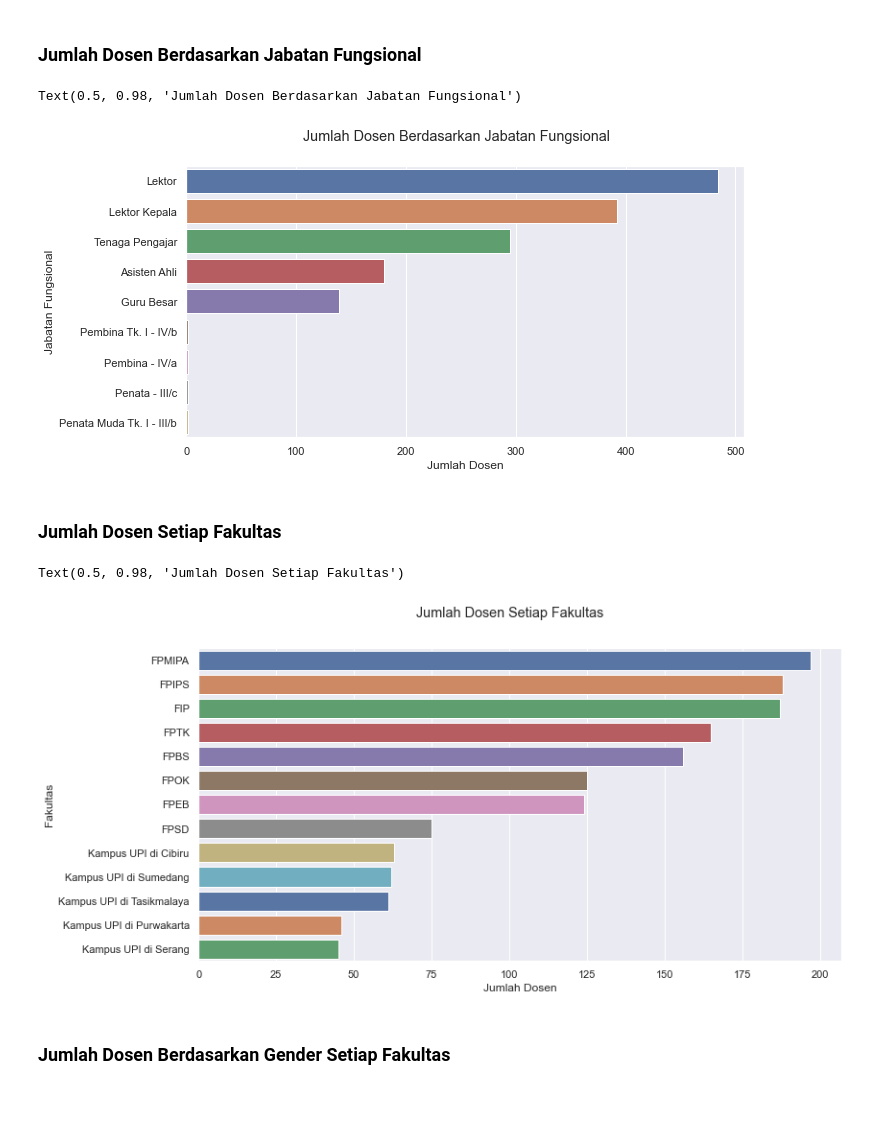
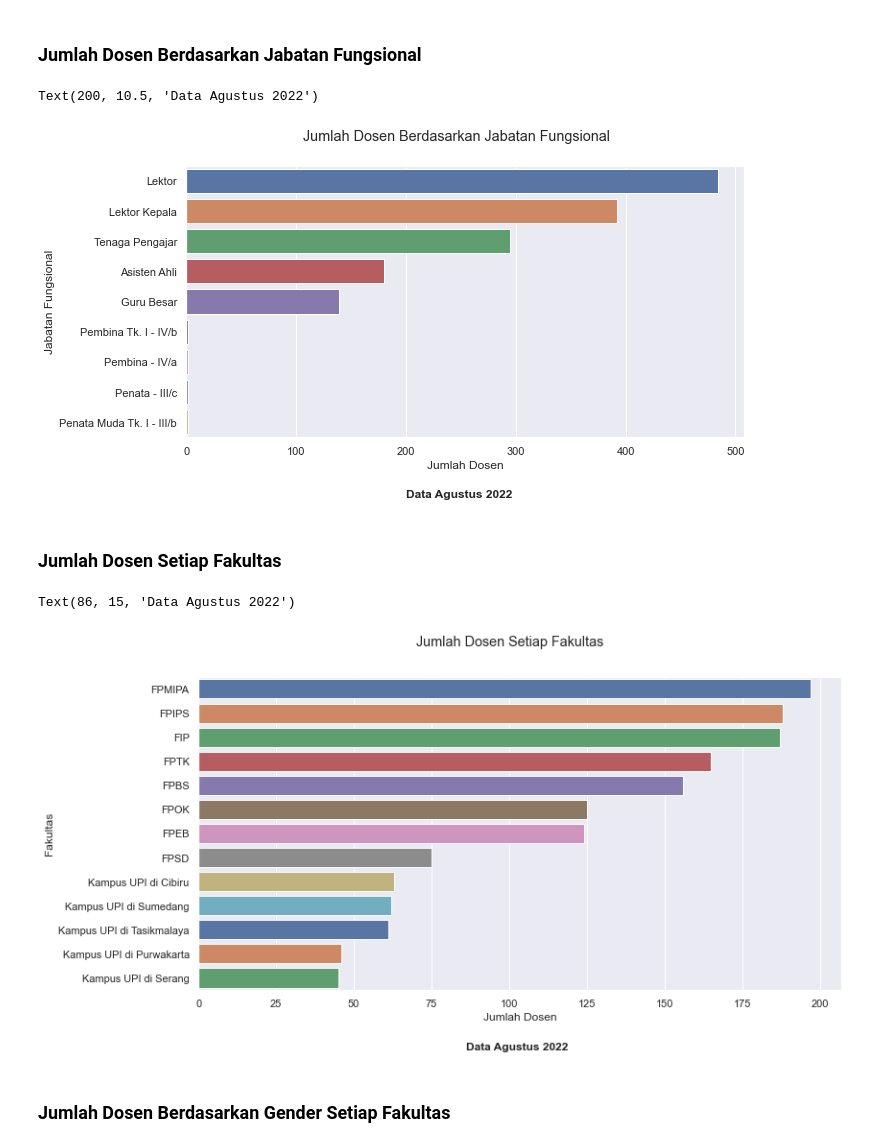
Before and after one commit to crypter7054/EDA-UPI-2022, a Jupyter notebook: EDA UPI Rev.3.ipynb, the cells around one changed output. Saved outputs shown, nothing was run; the diff lists cells and outputs as text; code cells hidden in the pictures; blank space fills up the shorter version.

```diff
--- a/EDA UPI Rev.3.ipynb
+++ b/EDA UPI Rev.3.ipynb
@@ -151,13 +154,14 @@ for p in g.patches:
 # %%
 plt.figure(figsize=(10, 5))
 
 # deklarasi countplot dengan x sebagai kolom 'Jabatan Fungsional', kemudian diurutkan
 g = sns.countplot(y="Jabatan Fungsional", data = df, order = df['Jabatan Fungsional'].value_counts().index)
 g.set(xlabel='Jumlah Dosen')
 plt.suptitle("Jumlah Dosen Berdasarkan Jabatan Fungsional" , fontsize = 'large', fontweight = 'regular')
+g.text(200,10.5,'Data Agustus 2022', fontstyle="normal", fontweight="semibold")
 # %% [output]
-Text(0.5, 0.98, 'Jumlah Dosen Berdasarkan Jabatan Fungsional')
+Text(200, 10.5, 'Data Agustus 2022')
-[figure, old version]
+[figure, new version]
 # %% [markdown]
 ### Jumlah Dosen Setiap Fakultas
 # %%
@@ -167,9 +171,10 @@ plt.figure(figsize=(12, 6))
 g = sns.countplot(y="Fakultas", data=df, order = df['Fakultas'].value_counts().index, palette="deep")
 g.set(xlabel='Jumlah Dosen')
 plt.suptitle("Jumlah Dosen Setiap Fakultas" , fontsize = 'large', fontweight = 'regular')
+g.text(86,15,'Data Agustus 2022', fontstyle="normal", fontweight="semibold")
 # %% [output]
-Text(0.5, 0.98, 'Jumlah Dosen Setiap Fakultas')
+Text(86, 15, 'Data Agustus 2022')
-[figure, old version]
+[figure, new version]
 # %% [markdown]
 ### Jumlah Dosen Berdasarkan Gender Setiap Fakultas
 # %%
```
Also changed, not shown: parts of 57 cells of this notebook.
